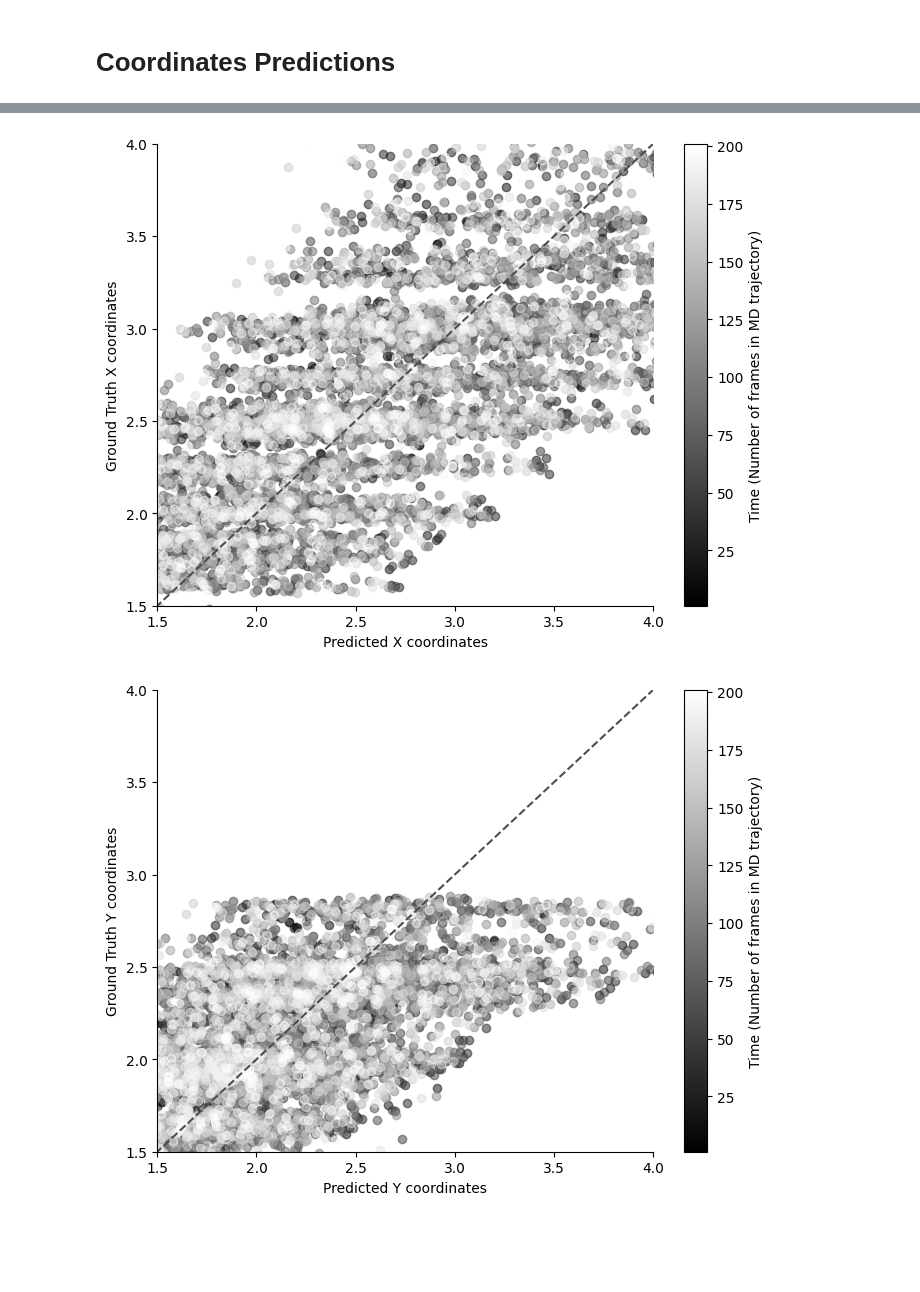
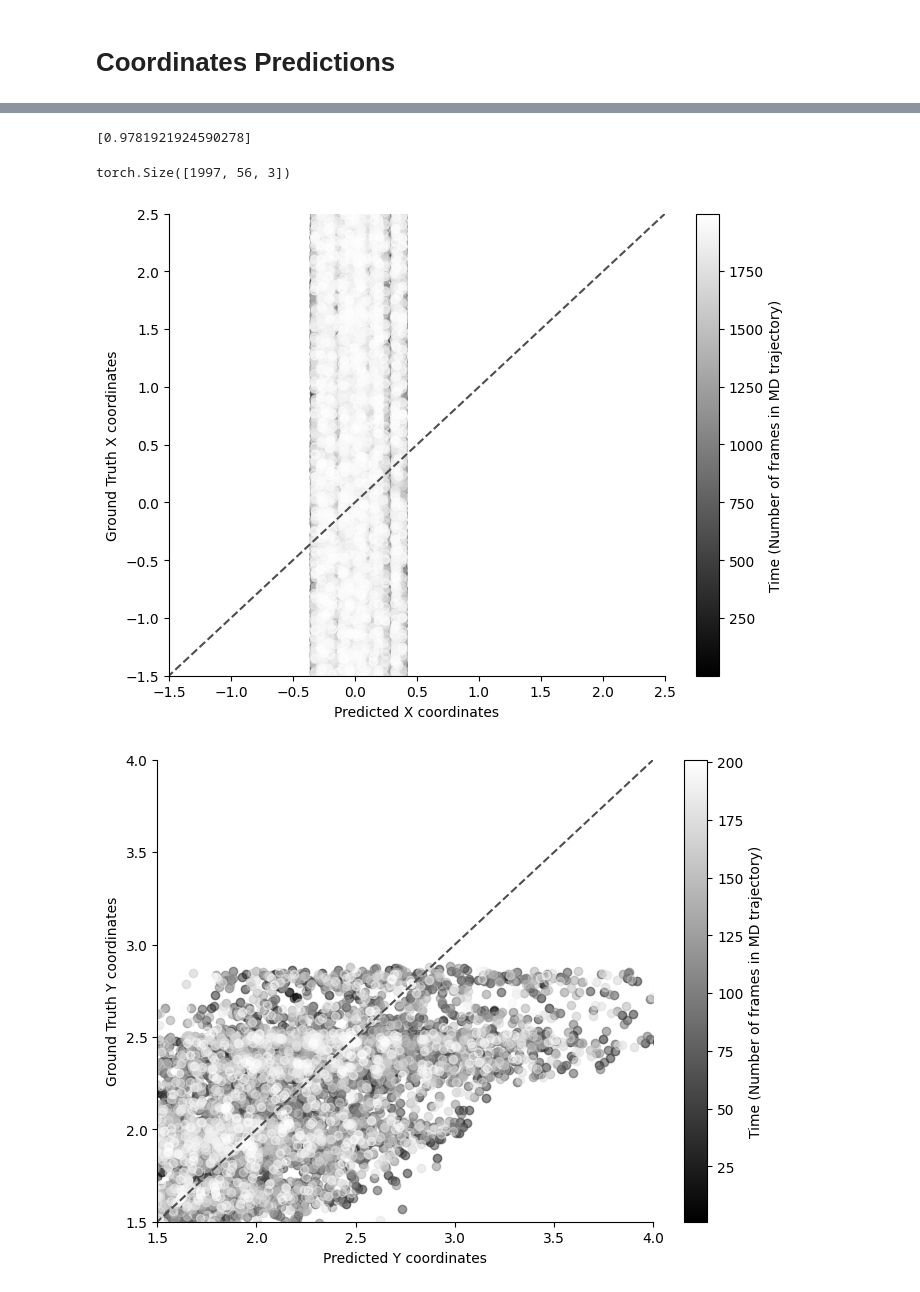
Before and after one commit to KrishnaswamyLab/ProtSCAPE, a Jupyter notebook: notebooks/atlas_results.ipynb, the cells around one changed output, grey strips where cells are left out. Drawn from its saved outputs; the diff is of its cells as text; code cells hidden in the pictures; blank space fills up the shorter version.

```diff
--- a/notebooks/atlas_results.ipynb
+++ b/notebooks/atlas_results.ipynb
@@ -165,3 +173,8 @@ test_targets.shape
+# %%
+tensor_list = list(test_targets)
+
+# Stack the tensors along a new dimension (dimension 0)
+test_targets = torch.stack([t for t in tensor_list], dim=0)
 # %%
 def calculate_pearson_correlation(X, Y):
     """
@@ -192,0 +232,21 @@ Pearson Correlation Coefficient: [0.74560683 0.68012754 0.7665351 ]
+# %%
+out_pcc = []
+pcc_lst = []
+for i in range(coords.shape[0]):
+    pcc, scc = eucl_dist_corrs(coords[i], test_targets[i])
+    pcc_lst.append(pcc)
+
+out_pcc.append(np.mean(pcc_lst))
+out_pcc
+# pcc, scc = eucl_dist_corrs(coords, test_targets)
+# %% [output]
+[0.9781921924590278]
+# %%
+tensor_list = list(test_targets)
+
+# Stack the tensors along a new dimension (dimension 0)
+test_targets = torch.stack([t for t in tensor_list], dim=0)
+# %%
+test_targets.shape
+# %% [output]
+torch.Size([1997, 56, 3])
@@ -192,0 +295,15 @@ Pearson Correlation Coefficient: [0.74560683 0.68012754 0.7665351 ]
+# %%
+def get_residue_coords(frame):
+    """
+    Computes a numpy array of residues' xyz-coordinates from
+    an mdtraj trajectory frame.
+    """
+    residue_ctr_coords = [None] * frame.n_residues
+    for j, residue in enumerate(frame.top.residues):
+        atom_indices = [atom.index for atom in residue.atoms]
+        # note that frame.xyz[0].shape = (n_atoms, 3)
+        atom_coords = frame.xyz[0][atom_indices]
+        mean_coords = np.mean(atom_coords, axis=0)
+        residue_ctr_coords[j] = mean_coords
+    residue_ctr_coords = np.row_stack(residue_ctr_coords)
+    return residue_ctr_coords
@@ -197,39 +411,39 @@ Pearson Correlation Coefficient: [0.74560683 0.68012754 0.7665351 ]
 
 plt.figure(figsize=(8, 6))
 
 # Define colormap
-cmap = plt.cm.gray(np.linspace(0, 1, 201))
+cmap = plt.cm.gray(np.linspace(0, 1, 1997))
 
 # Loop over all graphs
-for i in range(201):
+for i in range(1997):
     # Plot each graph with a different grayscale color
     plt.scatter(x=coords[i, :, 0], y=test_targets[i, :, 0], color=cmap[i], alpha=0.5, label=f'Graph {i+1}')
 
 # Plot diagonal line for reference
 plt.plot([-10, 20], [-10, 20], ls="--", c=".3")
 
 # Set plot limits and labels
-plt.xlim(1.5, 4)
-plt.ylim(1.5, 4)
+plt.xlim(-1.5, 2.5)
+plt.ylim(-1.5, 2.5)
 plt.xlabel("Predicted X coordinates")
 plt.ylabel("Ground Truth X coordinates")
 # plt.title("Comparison of Ground Truth and Predicted X Coordinates")
 
 # Remove top and right spines
 plt.gca().spines['top'].set_visible(False)
 plt.gca().spines['right'].set_visible(False)
 
 # Add legend
 # plt.legend()
 # Add colorbar
-sm = plt.cm.ScalarMappable(cmap=plt.cm.gray, norm=plt.Normalize(vmin=1, vmax=201))
+sm = plt.cm.ScalarMappable(cmap=plt.cm.gray, norm=plt.Normalize(vmin=1, vmax=1997))
 sm.set_array([])
 plt.colorbar(sm, label='Time (Number of frames in MD trajectory)')
 
 # Show plot
 plt.show()
 # %% [output]
-[figure, old version]
+[figure, new version]
 # %%
 
 
```
Also changed, not shown: parts of 25 cells of this notebook, 24 other files.
